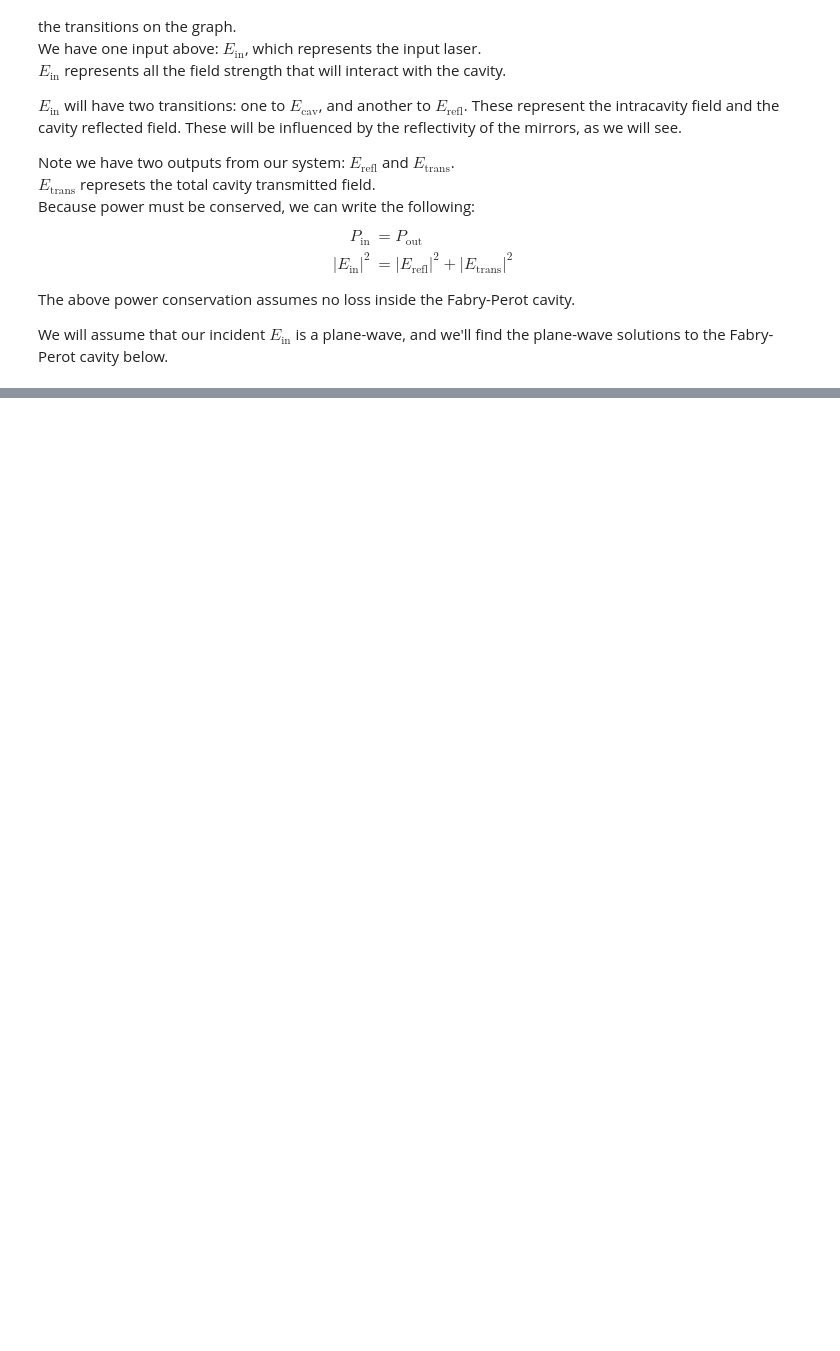
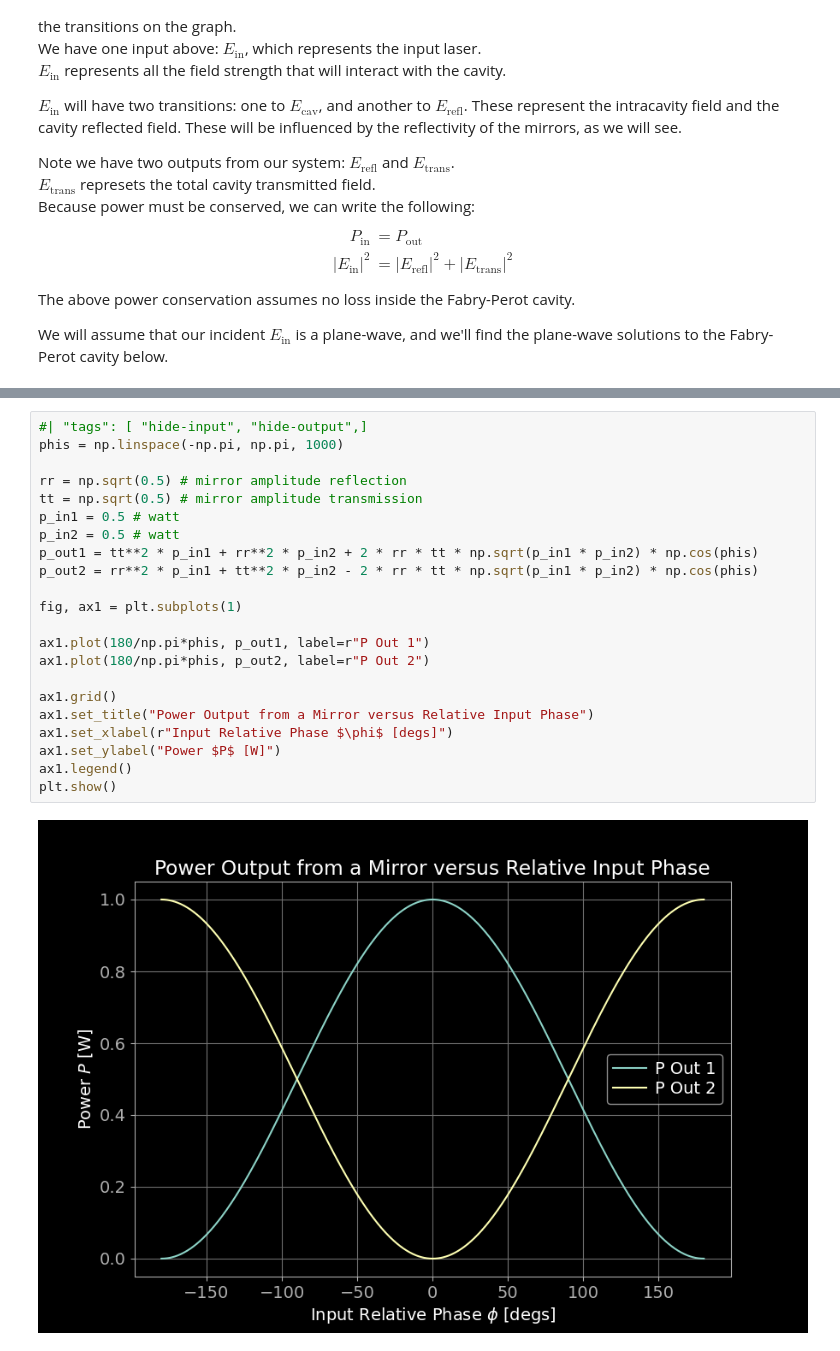
Before and after one commit to ccahilla/lasers-and-optomechanics, a Jupyter notebook: chapters/03_fabry_perot.ipynb, the cells around one changed output, grey strips where cells are left out. Drawn from its saved outputs; the diff is of its cells as text; blank space fills up the shorter version.

```diff
--- a/chapters/03_fabry_perot.ipynb
+++ b/chapters/03_fabry_perot.ipynb
@@ -155,0 +284,24 @@ E_2'
+# %%
+#| "tags": [ "hide-input", "hide-output",]
+phis = np.linspace(-np.pi, np.pi, 1000)
+
+rr = np.sqrt(0.5) # mirror amplitude reflection
+tt = np.sqrt(0.5) # mirror amplitude transmission
+p_in1 = 0.5 # watt
+p_in2 = 0.5 # watt
+p_out1 = tt**2 * p_in1 + rr**2 * p_in2 + 2 * rr * tt * np.sqrt(p_in1 * p_in2) * np.cos(phis)
+p_out2 = rr**2 * p_in1 + tt**2 * p_in2 - 2 * rr * tt * np.sqrt(p_in1 * p_in2) * np.cos(phis)
+
+fig, ax1 = plt.subplots(1)
+
+ax1.plot(180/np.pi*phis, p_out1, label=r"P Out 1")
+ax1.plot(180/np.pi*phis, p_out2, label=r"P Out 2")
+
+ax1.grid()
+ax1.set_title("Power Output from a Mirror versus Relative Input Phase")
+ax1.set_xlabel(r"Input Relative Phase $\phi$ [degs]")
+ax1.set_ylabel("Power $P$ [W]")
+ax1.legend()
+plt.show()
+# %% [output]
+[figure, added]
```
Also changed, not shown: parts of 6 cells of this notebook, 2 other files.
